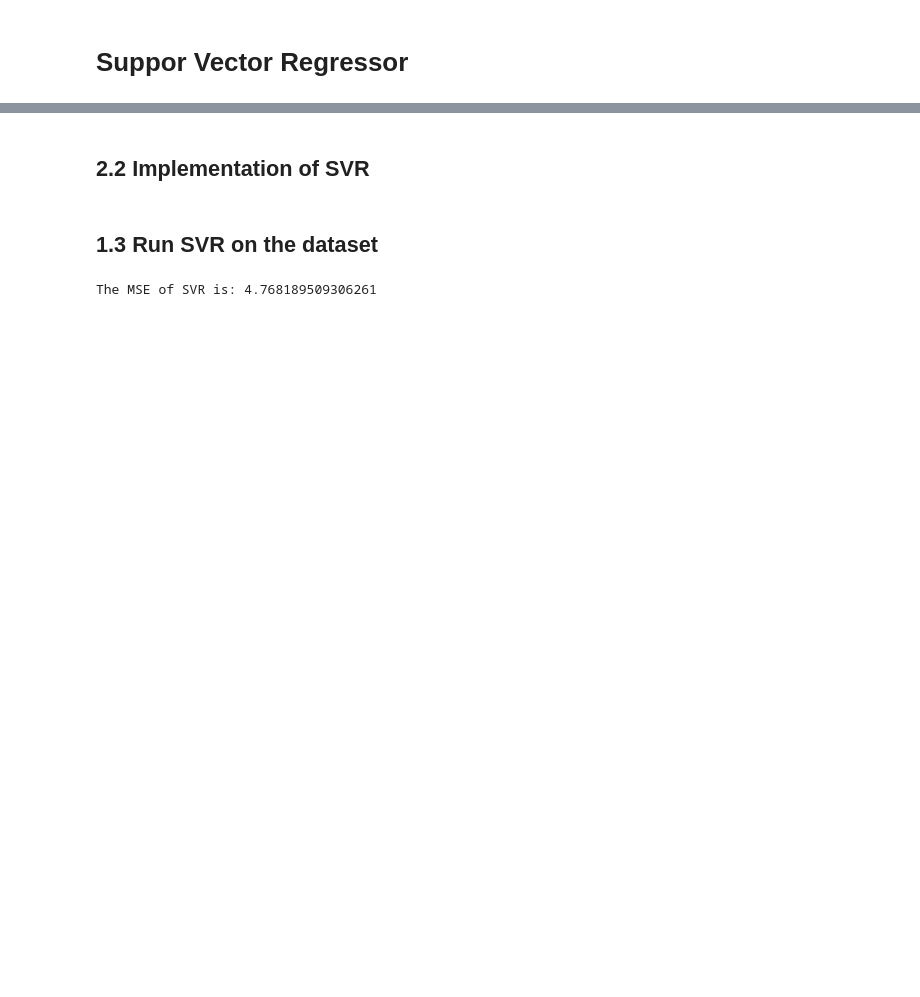
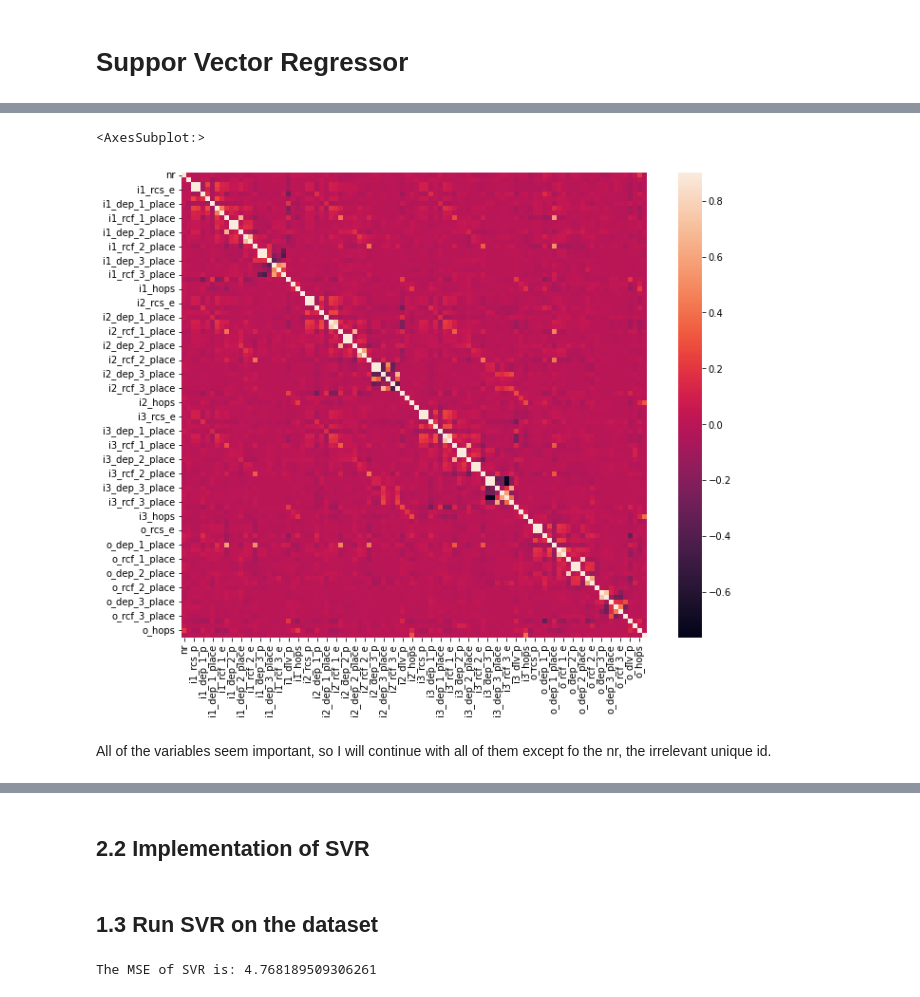
Before and after one commit to Giusseppe-97/Uncertainty_Quantification, a Jupyter notebook: code/code_regression/Cargo 2000/cargo2000.ipynb, the cells around one changed output, grey strips where cells are left out. Drawn from its saved outputs; the diff is of its cells as text; code cells hidden in the pictures; blank space fills up the shorter version.

```diff
--- a/code/code_regression/Cargo 2000/cargo2000.ipynb
+++ b/code/code_regression/Cargo 2000/cargo2000.ipynb
@@ -268,0 +381,3 @@ The MSE of Random Regression Tree is: nan
+# %%
+df.drop(3942, inplace=True)
+df
@@ -268,0 +418,3 @@ The MSE of Random Regression Tree is: nan
+# %%
+df=df.apply(pd.to_numeric)
+df.head()
@@ -268,0 +429,4 @@ The MSE of Random Regression Tree is: nan
+# %%
+for col in df.columns:
+    df[col] = df[col].replace(np.NaN,df[col].mean())
+df.head()
@@ -268,0 +477,3 @@ The MSE of Random Regression Tree is: nan
+# %%
+df['legs'] = df['legs'].astype(int)
+df
@@ -268,0 +494,10 @@ The MSE of Random Regression Tree is: nan
+# %%
+#Correlation map to see how features are correlated
+corrmat = df.corr()
+plt.subplots(figsize=(12,9))
+sns.heatmap(corrmat, vmax=0.9, square=True)
+# %% [output]
+<AxesSubplot:>
+[figure, added]
+# %% [markdown]
+All of the variables seem important, so I will continue with all of them except fo the nr, the irrelevant unique id.
```
Also changed, not shown: parts of 29 cells of this notebook.
